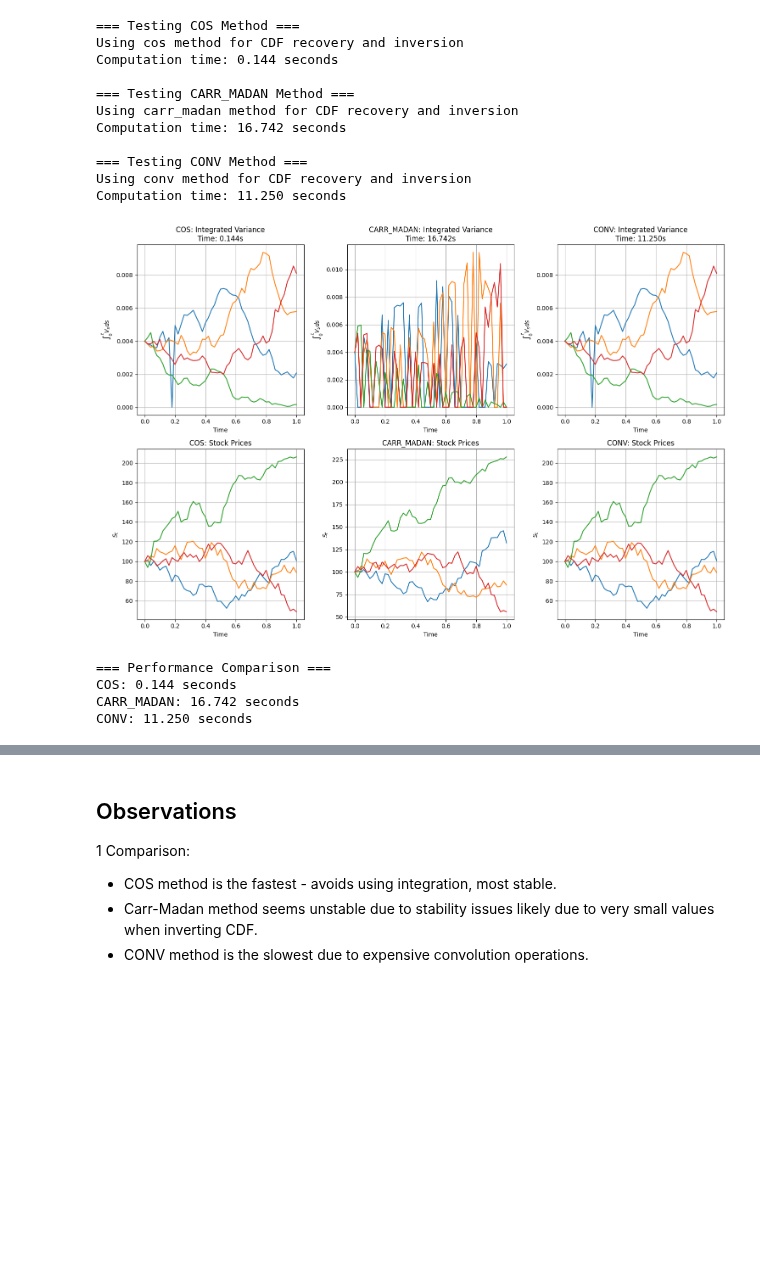
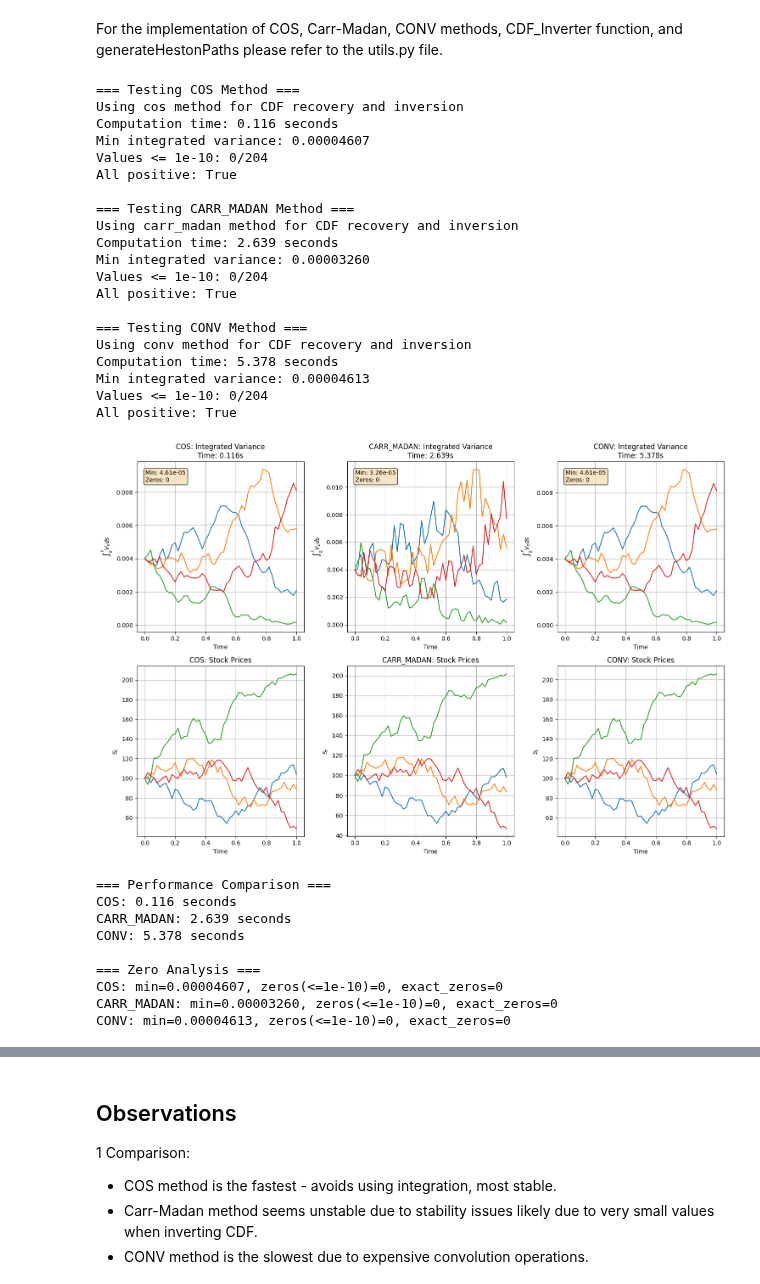
Before and after one commit to libapatrik/Quantitative-Finance-Book, a Jupyter notebook: 1_HestonModelExact6.ipynb, the cells around one changed output, grey strips where cells are left out. Saved outputs shown, nothing was run; the diff lists cells and outputs as text; code cells hidden in the pictures; blank space fills up the shorter version.

```diff
--- a/1_HestonModelExact6.ipynb
+++ b/1_HestonModelExact6.ipynb
@@ -370,3 +20,5 @@ def GeneratePathsHestonES(NoOfPaths, NoOfSteps, T, r, S_0, kappa, gamma, rho, vb
+# %% [markdown]
+For the implementation of COS, Carr-Madan, CONV methods, CDF_Inverter function, and generateHestonPaths please refer to the utils.py file.
 # %%
 if __name__ == "__main__":
     # Parameters
@@ -417,7 +69,15 @@ if __name__ == "__main__":
             "computation_time": end_time - start_time
         }
 
+        # Check for zeros in integrated variance
+        V_int = paths["Vint"]
+        min_vint = np.min(V_int)
+        zero_count = np.sum(V_int <= 1e-10)
+
         print(f"Computation time: {end_time - start_time:.3f} seconds")
+        print(f"Min integrated variance: {min_vint:.8f}")
+        print(f"Values <= 1e-10: {zero_count}/{V_int.size}")
+        print(f"All positive: {np.all(V_int > 0)}")
 
     # Plot comparison
     fig, axes = plt.subplots(2, 3, figsize=(15, 10))
@@ -430,38 +90,68 @@ if __name__ == "__main__":
         # Plot integrated variance
         axes[0, idx].grid(True)
         axes[0, idx].plot(timeGrid, np.transpose(V_int))
         axes[0, idx].set_xlabel('Time')
         axes[0, idx].set_ylabel(r'$\int_0^t V_s ds$')
         axes[0, idx].set_title(f'{method_name.upper()}: Integrated Variance\nTime: {result["computation_time"]:.3f}s')
 
+        # Add text showing min value and zero count
+        min_val = np.min(V_int)
+        zero_count = np.sum(V_int <= 1e-10)
+        axes[0, idx].text(0.05, 0.95, f'Min: {min_val:.2e}\nZeros: {zero_count}',
+                         transform=axes[0, idx].transAxes, verticalalignment='top',
+                         bbox=dict(boxstyle='round', facecolor='wheat', alpha=0.8))
+
         # Plot stock price paths
         axes[1, idx].grid(True)
         axes[1, idx].plot(timeGrid, np.transpose(S))
         axes[1, idx].set_xlabel('Time')
         axes[1, idx].set_ylabel(r'$S_t$')
         axes[1, idx].set_title(f'{method_name.upper()}: Stock Prices')
 
     plt.tight_layout()
     plt.show()
 
     # Print timing comparison
     print("\n=== Performance Comparison ===")
     for method_name, result in results.items():
         print(f"{method_name.upper()}: {result['computation_time']:.3f} seconds")
+
+    # Print zero analysis
+    print("\n=== Zero Analysis ===")
+    for method_name, result in results.items():
+        V_int = result["paths"]["Vint"]
+        min_val = np.min(V_int)
+        zero_count = np.sum(V_int <= 1e-10)
+        exact_zero_count = np.sum(V_int == 0.0)
+        print(f"{method_name.upper()}: min={min_val:.8f}, zeros(<=1e-10)={zero_count}, exact_zeros={exact_zero_count}")
 # %% [output]
 === Testing COS Method ===
 Using cos method for CDF recovery and inversion
-Computation time: 0.144 seconds
+Computation time: 0.116 seconds
+Min integrated variance: 0.00004607
+Values <= 1e-10: 0/204
+All positive: True
 
 === Testing CARR_MADAN Method ===
 Using carr_madan method for CDF recovery and inversion
-Computation time: 16.742 seconds
+Computation time: 2.639 seconds
+Min integrated variance: 0.00003260
+Values <= 1e-10: 0/204
+All positive: True
 
 === Testing CONV Method ===
 Using conv method for CDF recovery and inversion
-Computation time: 11.250 seconds
+Computation time: 5.378 seconds
+Min integrated variance: 0.00004613
+Values <= 1e-10: 0/204
+All positive: True
-[figure, old version]
+[figure, new version]
 === Performance Comparison ===
-COS: 0.144 seconds
-CARR_MADAN: 16.742 seconds
-CONV: 11.250 seconds
+COS: 0.116 seconds
+CARR_MADAN: 2.639 seconds
+CONV: 5.378 seconds
+
+=== Zero Analysis ===
+COS: min=0.00004607, zeros(<=1e-10)=0, exact_zeros=0
+CARR_MADAN: min=0.00003260, zeros(<=1e-10)=0, exact_zeros=0
+CONV: min=0.00004613, zeros(<=1e-10)=0, exact_zeros=0
```
Also changed, not shown: parts of 10 cells of this notebook, 7 other files.
